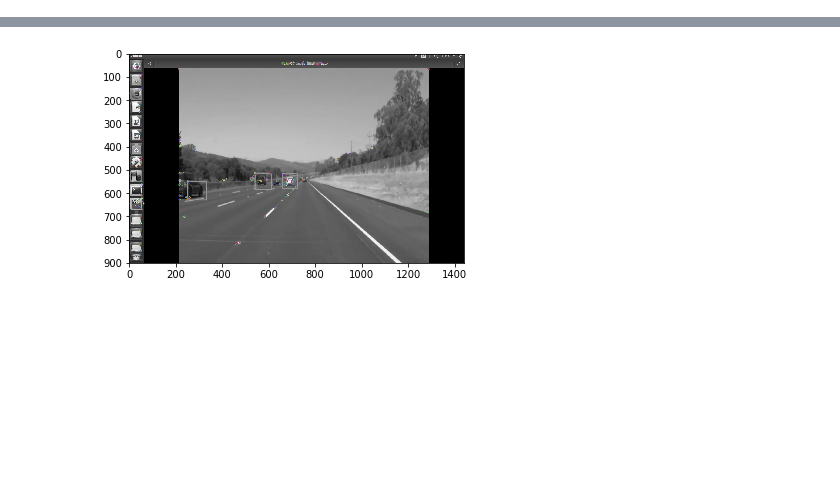
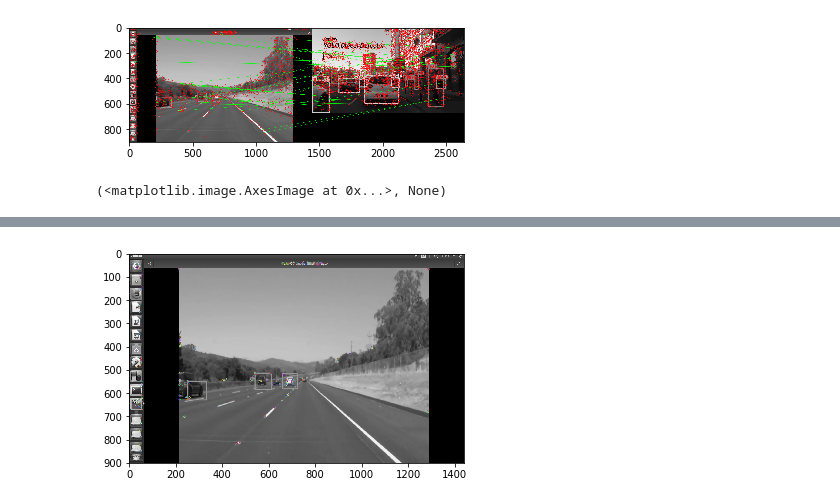
Before and after one commit to shreyashk09/Game-Bot-machine-learning-, a Jupyter notebook: main ff.ipynb, the cells around one changed output, grey strips where cells are left out. Drawn from its saved outputs; the diff is of its cells as text; code cells hidden in the pictures; blank space fills up the shorter version.

```diff
--- a/main ff.ipynb
+++ b/main ff.ipynb
@@ -59,0 +66,42 @@ def ver_rd(x,meanhls,meanc):
+# %%
+import numpy as np
+import cv2
+from matplotlib import pyplot as plt
+
+img1 = cv2.imread('c1.png',0)          # queryImage
+img2 = cv2.imread('c2.jpg',0) # trainImage
+
+sift = cv2.xfeatures2d.SURF_create()
+kp1 = sift.detect(img1,None)
+kp1, des1 = sift.compute(img1, kp1)
+kp2 = sift.detect(img2,None)
+kp2, des2 = sift.compute(img2, kp2)
+
+# FLANN parameters
+FLANN_INDEX_KDTREE = 0
+index_params = dict(algorithm = FLANN_INDEX_KDTREE, trees = 5)
+search_params = dict(checks=50)   # or pass empty dictionary
+
+flann = cv2.FlannBasedMatcher(index_params,search_params)
+
+matches = flann.knnMatch(des1,des2,k=2)
+
+# Need to draw only good matches, so create a mask
+matchesMask = [[0,0] for i in range(len(matches))]
+
+# ratio test as per Lowe's paper
+for i,(m,n) in enumerate(matches):
+    if m.distance < 0.7*n.distance:
+        matchesMask[i]=[1,0]
+
+draw_params = dict(matchColor = (0,255,0),
+                   singlePointColor = (255,0,0),
+                   matchesMask = matchesMask,
+                   flags = 0)
+
+img3 = cv2.drawMatchesKnn(img1,kp1,img2,kp2,matches,None,**draw_params)
+
+plt.imshow(img3,),plt.show()
+# %% [output]
+[figure, added]
+(<matplotlib.image.AxesImage at 0x...>, None)
```
Also changed, not shown: parts of 13 cells of this notebook, 4 other files.
